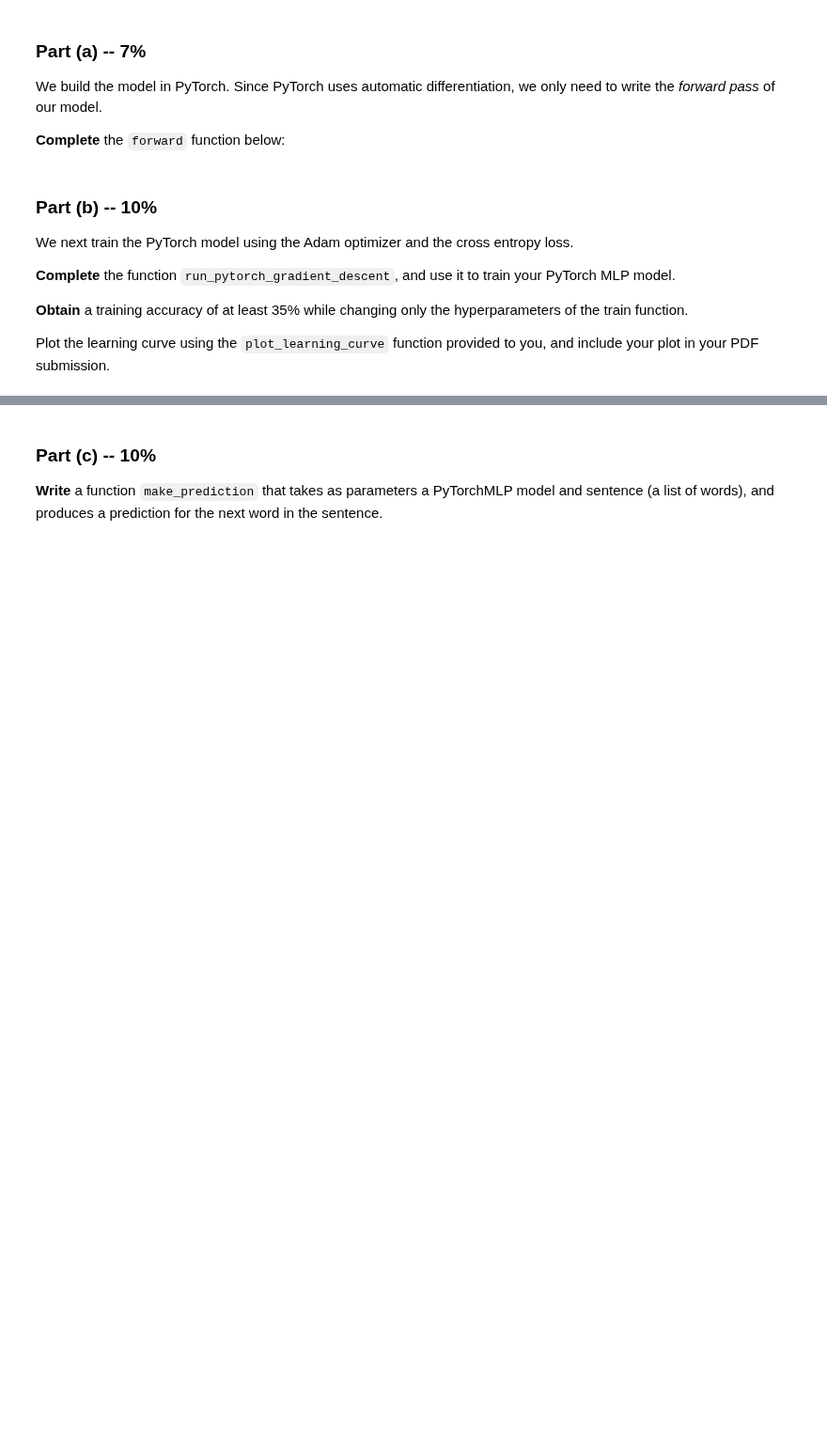
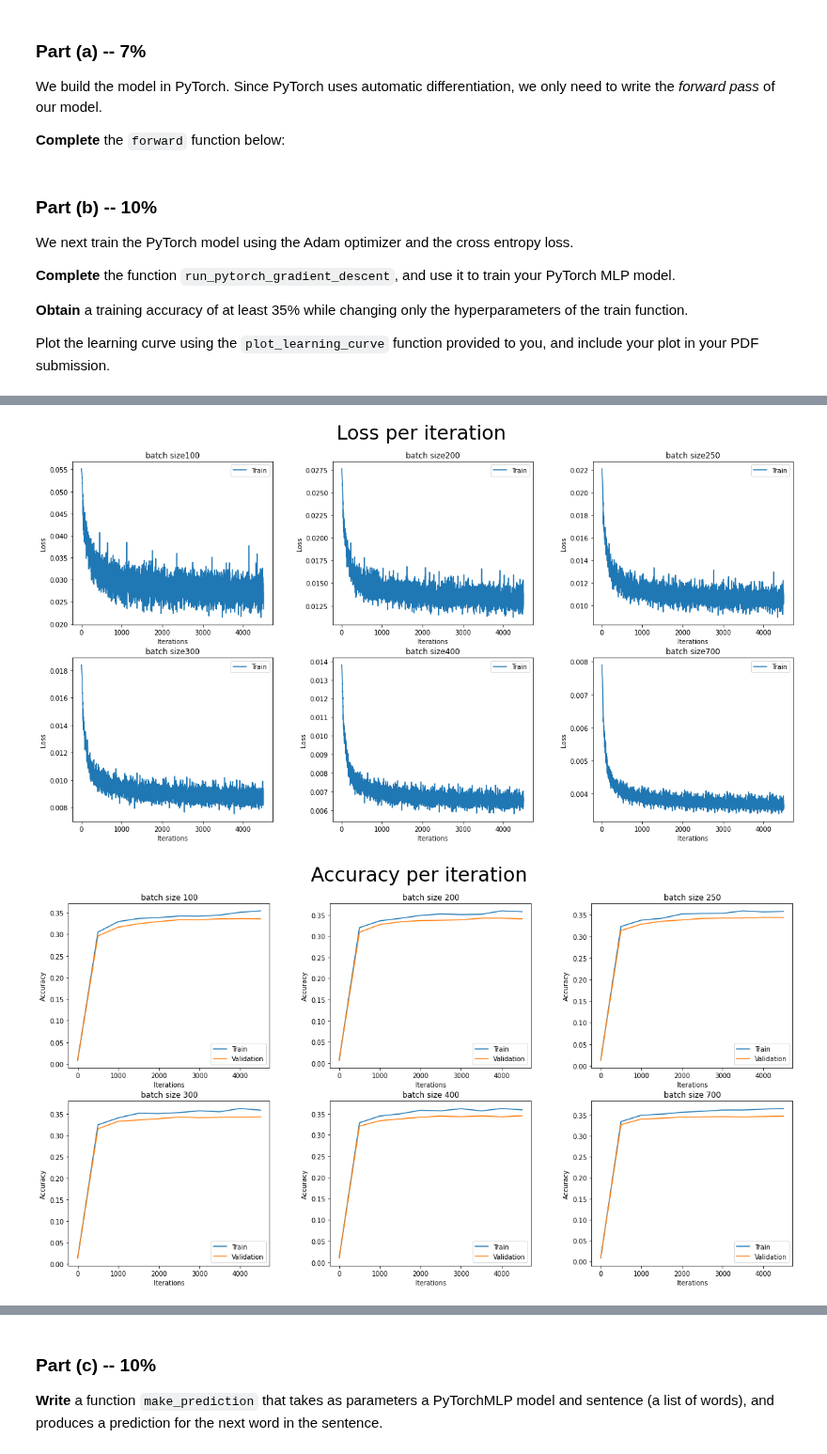
Before and after one commit to shaniklein/Introduction-to-Deep-Learning, a Jupyter notebook: Assignment2.ipynb, the cells around one changed output, grey strips where cells are left out. Shown at 94% size. Cells and saved outputs as stored; diff of their text form; code cells hidden in the pictures; blank space fills up the shorter version.

```diff
--- a/Assignment2.ipynb
+++ b/Assignment2.ipynb
@@ -584,0 +605,8 @@ plot_learning_curve(learning_curve_infos,rows=2,cols=3,parameters=lrs,parameter_
+# %%
+learning_curve_infos=[]
+batches=[100,200,250,300,400,700]
+for bs in batches:
+  print(make_bold("batch size"),bs)
+  pytorch_mlp = PyTorchMLP()
+  learning_curve_infos.append(run_pytorch_gradient_descent(pytorch_mlp,batch_size=bs,max_iters=4500))
+  print("====================")
@@ -584,0 +631,5 @@ plot_learning_curve(learning_curve_infos,rows=2,cols=3,parameters=lrs,parameter_
+# %%
+plot_learning_curve(learning_curve_infos,rows=2,cols=3,parameters=batches,parameter_name="batch size")
+# %% [output]
+[figure, added]
+[figure, added]
```
Also changed, not shown: parts of 23 cells of this notebook.
